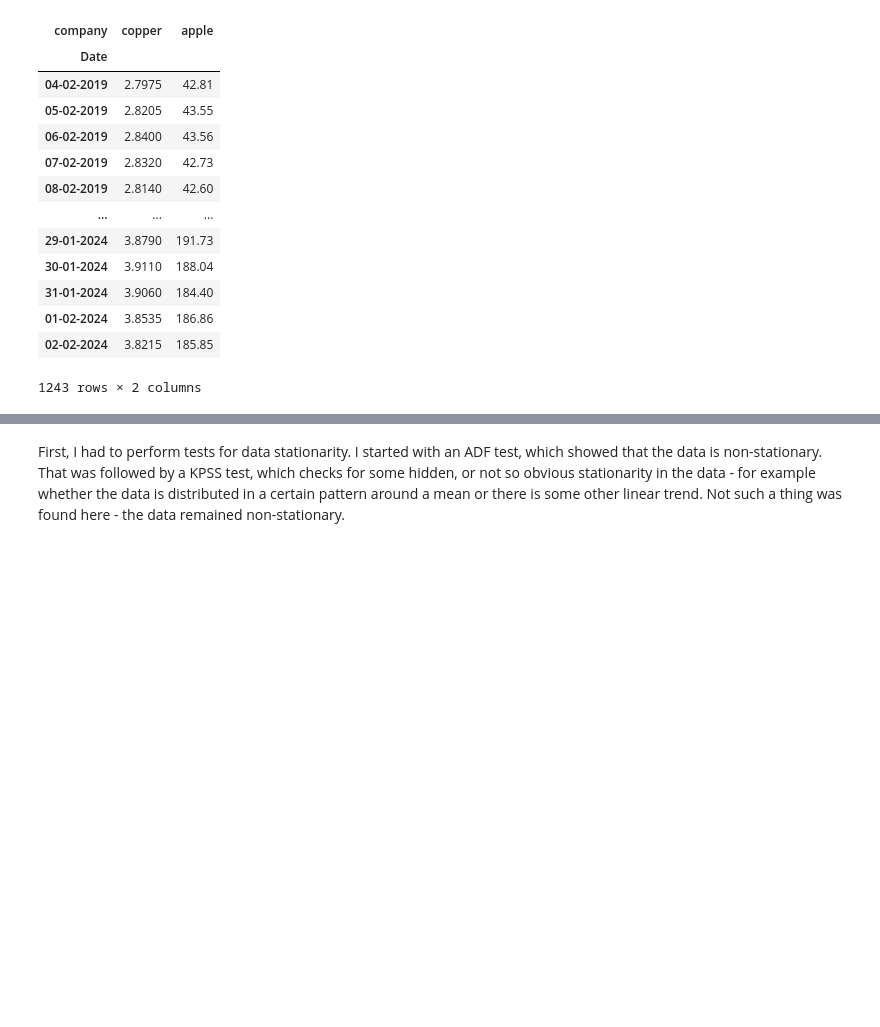
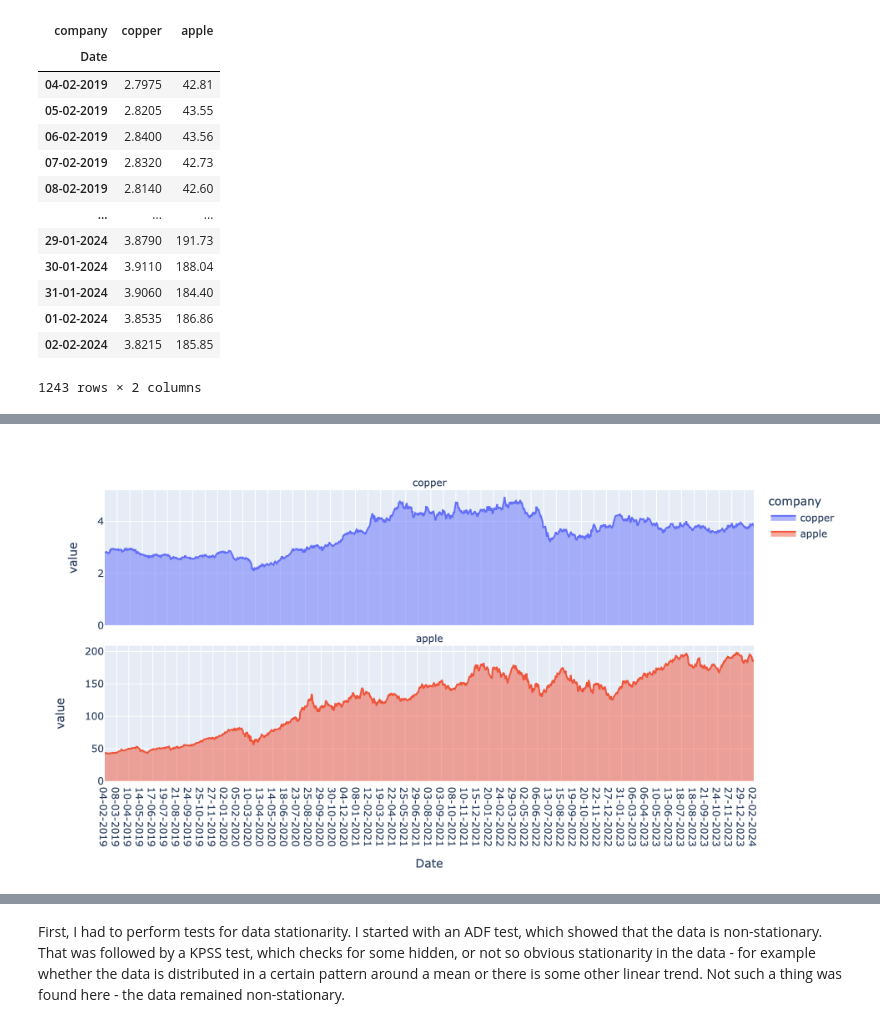
Before and after one commit to human1abs/portfolio-jupyter-notebooks, a Jupyter notebook: stock_price_analysis_granger_causality.ipynb, the cells around one changed output, grey strips where cells are left out. Cells and saved outputs as stored; diff of their text form; code cells hidden in the pictures; blank space fills up the shorter version.

```diff
--- a/stock_price_analysis_granger_causality.ipynb
+++ b/stock_price_analysis_granger_causality.ipynb
@@ -72,6 +73,15 @@ fig.update_yaxes(matches=None)
 fig.show()
 # %% [output]
 [interactive output not drawn]
+# %%
+def display_image(img_name):
+  img_path = "/content/drive/MyDrive/github_portfolio/Granger-Causality/"+img_name
+  img = Image.open(img_path)
+  return display(img)
+# %%
+display_image("newplot-4.png")
+# %% [output]
+[figure, added]
 # %%
 fig = px.line(df_copper, facet_col="company", facet_col_wrap=1)
 fig.for_each_annotation(lambda a: a.update(text=a.text.replace("company=", "")))
```
Also changed, not shown: parts of 6 cells of this notebook.
